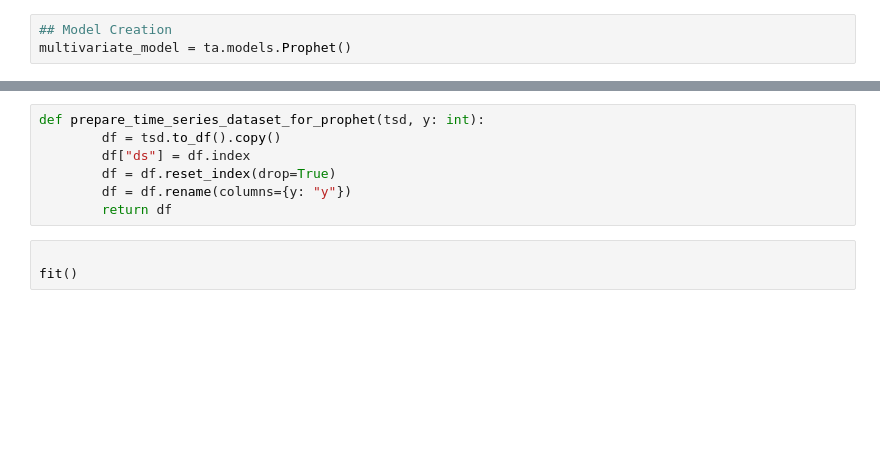
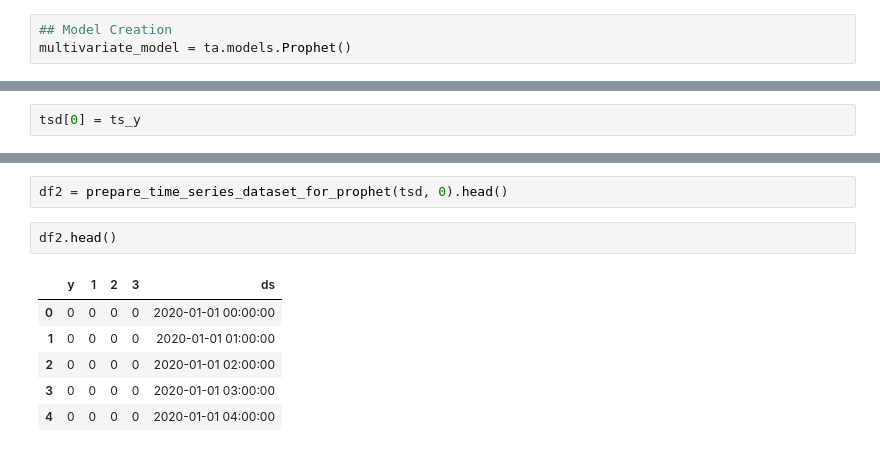
Before and after one commit to timeatlas-dev/timeatlas, a Jupyter notebook: notebooks/model-with-prophet.ipynb, the cells around one changed output, grey strips where cells are left out. Saved outputs shown, nothing was run; the diff lists cells and outputs as text; blank space fills up the shorter version.

```diff
--- a/notebooks/model-with-prophet.ipynb
+++ b/notebooks/model-with-prophet.ipynb
@@ -72 +125,3 @@ AttributeError: 'TimeSeriesDataset' object has no attribute 'to_df'
+# %%
+tsd[0] = ts_y
 # %%
@@ -76,11 +147,12 @@ tsd
-# %%
-def prepare_time_series_dataset_for_prophet(tsd, y: int):
-        df = tsd.to_df().copy()
-        df["ds"] = df.index
-        df = df.reset_index(drop=True)
-        df = df.rename(columns={y: "y"})
-        return df
-# %%
-
-fit()
+# %%
+df2 = prepare_time_series_dataset_for_prophet(tsd, 0).head()
+# %%
+df2.head()
+# %% [output]
+|  | y | 1 | 2 | 3 | ds |
+| 0 | 0 | 0 | 0 | 0 | 2020-01-01 00:00:00 |
+| 1 | 0 | 0 | 0 | 0 | 2020-01-01 01:00:00 |
+| 2 | 0 | 0 | 0 | 0 | 2020-01-01 02:00:00 |
+| 3 | 0 | 0 | 0 | 0 | 2020-01-01 03:00:00 |
+| 4 | 0 | 0 | 0 | 0 | 2020-01-01 04:00:00 |
 # %%
```
Also changed, not shown: parts of 21 cells of this notebook, 4 other files.
